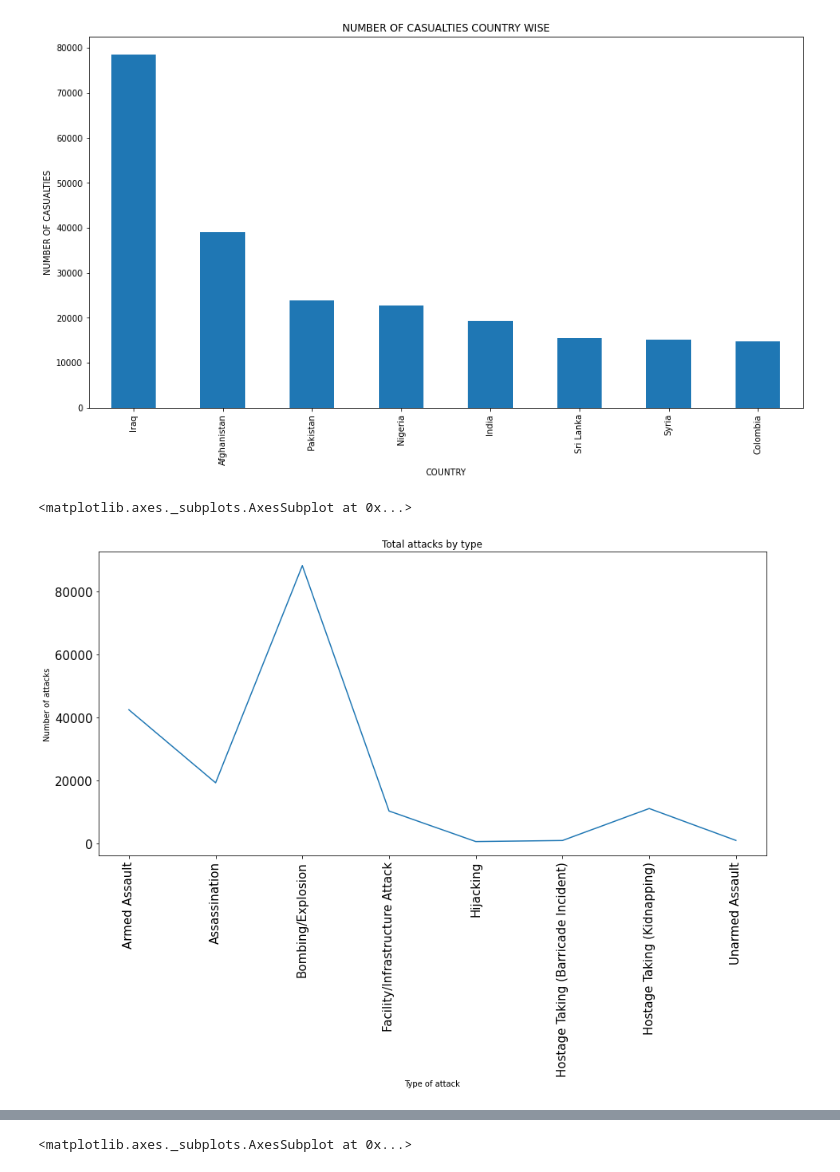
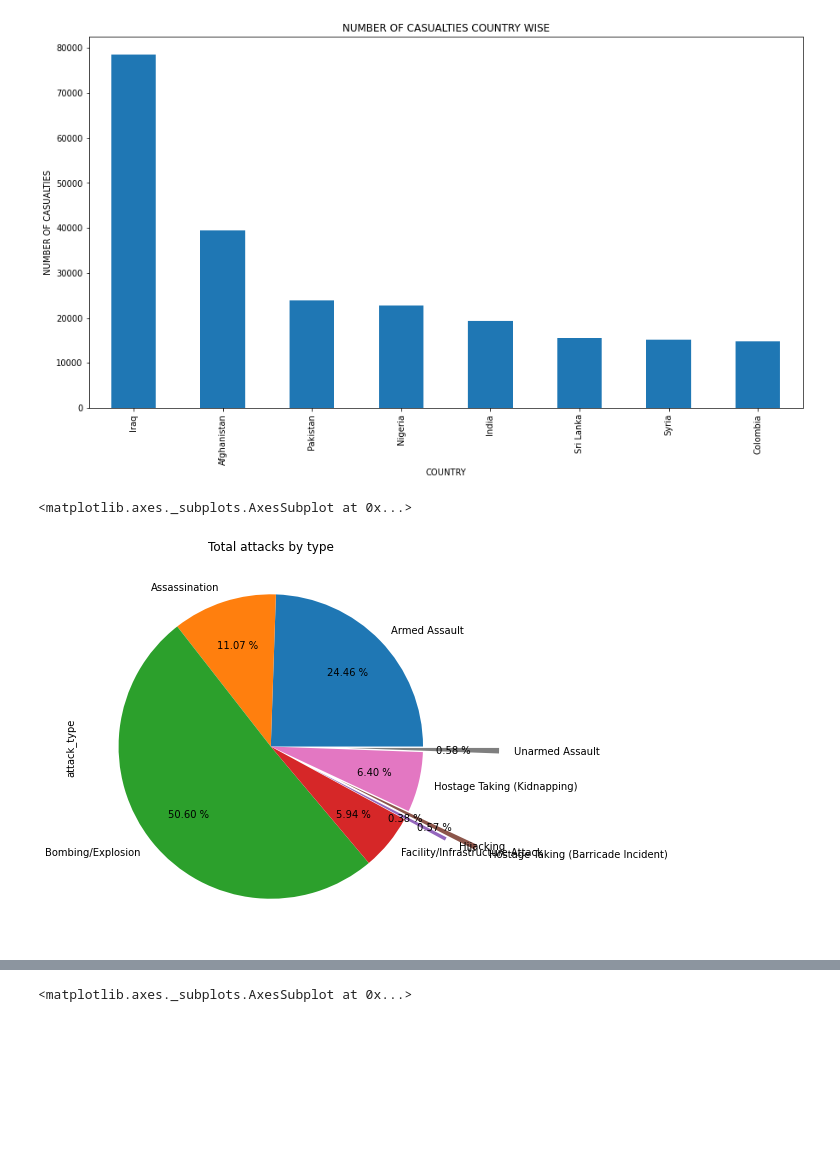
Before and after one commit to abjaffrey/EDA-on-Global-Terrorism-Analysis, a Jupyter notebook: Copy_of_Copy_of_Global_Terrorism_Analysis_Capstone_Project.ipynb, the cells around one changed output, grey strips where cells are left out. Cells and saved outputs as stored; diff of their text form; code cells hidden in the pictures; blank space fills up the shorter version.

```diff
--- a/Copy_of_Copy_of_Global_Terrorism_Analysis_Capstone_Project.ipynb
+++ b/Copy_of_Copy_of_Global_Terrorism_Analysis_Capstone_Project.ipynb
@@ -153,10 +170,10 @@ new_df.groupby('country')['people_killed'].sum().sort_values(ascending=False)[0:
 index_unknown_type = new_df[(new_df['attack_type']=='Unknown')].index
 attack_type_df = new_df.drop(index_unknown_type)
 # %%
-attack_type_df.groupby('attack_type')['attack_type'].count().plot(xlabel='Type of attack',ylabel='Number of attacks',title='Total attacks by type',figsize=(15,7),rot=90,fontsize=15)
+attack_type_df.groupby('attack_type')['attack_type'].count().plot.pie(title='Total attacks by type',figsize=(15,7),fontsize=10,autopct='%.2f %%',explode=(0,0,0,0,.3,.5,0,.5),pctdistance=0.7)
 # %% [output]
 <matplotlib.axes._subplots.AxesSubplot at 0x...>
-[figure, old version]
+[figure, new version]
 # %%
 new_df.head()
 # %% [output]
```
Also changed, not shown: parts of 5 cells of this notebook.
